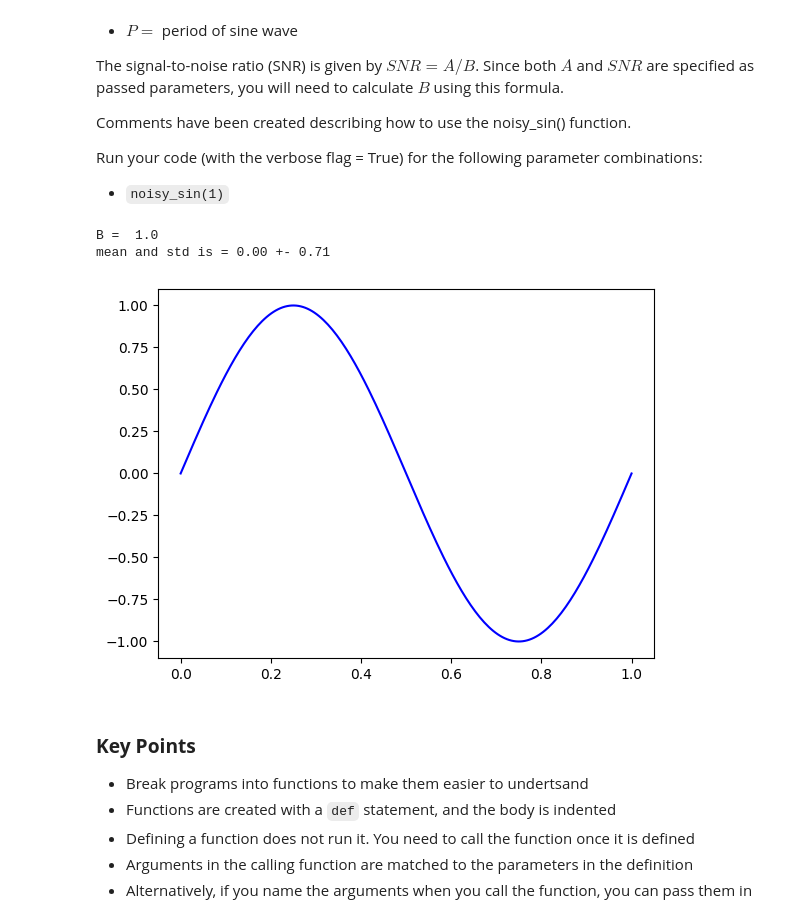
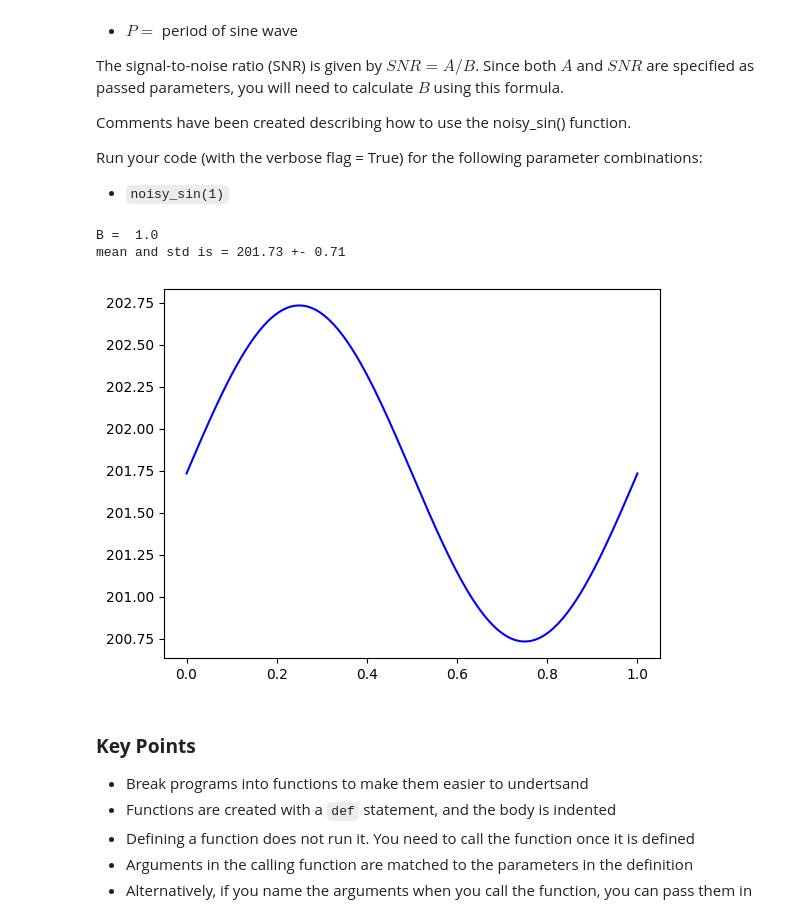
Before and after one commit to jakeTHEEsnak8/Computational-Physics, a Jupyter notebook: Python_Tutorials/Chapter_9_Functions.ipynb, the cells around one changed output. Drawn from its saved outputs; the diff is of its cells as text; code cells hidden in the pictures.

```diff
--- a/Python_Tutorials/Chapter_9_Functions.ipynb
+++ b/Python_Tutorials/Chapter_9_Functions.ipynb
@@ -415,36 +415,37 @@ import matplotlib.pyplot as plt
 # returned parameters:
 #    data    = 2D array where: column 1 = time values,
 #                              column 2 = noise sine wave values
 #
 
 
 def noisy_sin(SNR, N=200,tmax=1, P=1, A=1,verbose=True):
    # creating an array of time values from 0 to tmax
     t = np.linspace(0,tmax,N)
 #create noisy time series
     rng = np.random.default_rng()
     z = rng.normal(N) #times the number of data points
     B = A / SNR
-    y = A * np.sin(2*np.pi*t/P)
+    y = B*z + A * np.sin(2*np.pi*t/P)
+
     print("B = ",B)
     #printing stats
     if verbose == True:
         print(f"mean and std is = {y.mean():.2f} +- {y.std():.2f}")
 #stacking 1d array into a 2D array
     #data = np.array((t,y))
 
     data = np.column_stack((t,y))
     return data
 data = noisy_sin(1)
 t = data[:,0]
 y = data[:,1]
 
 plt.plot(t,y,'blue')
 plt.show()
 # %% [output]
 B =  1.0
-mean and std is = 0.00 +- 0.71
+mean and std is = 201.73 +- 0.71
-[figure, old version]
+[figure, new version]
 # %% [markdown]
 ### **Key Points**
 
```
